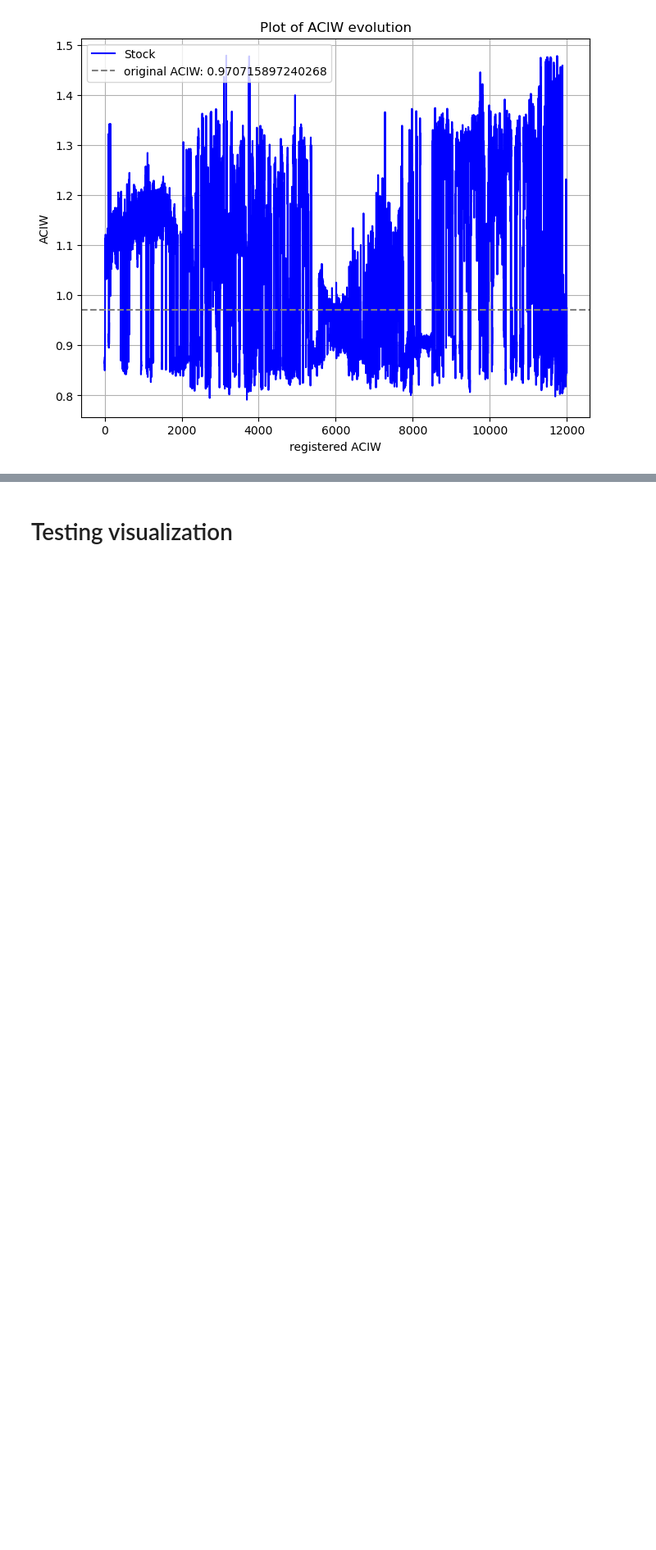
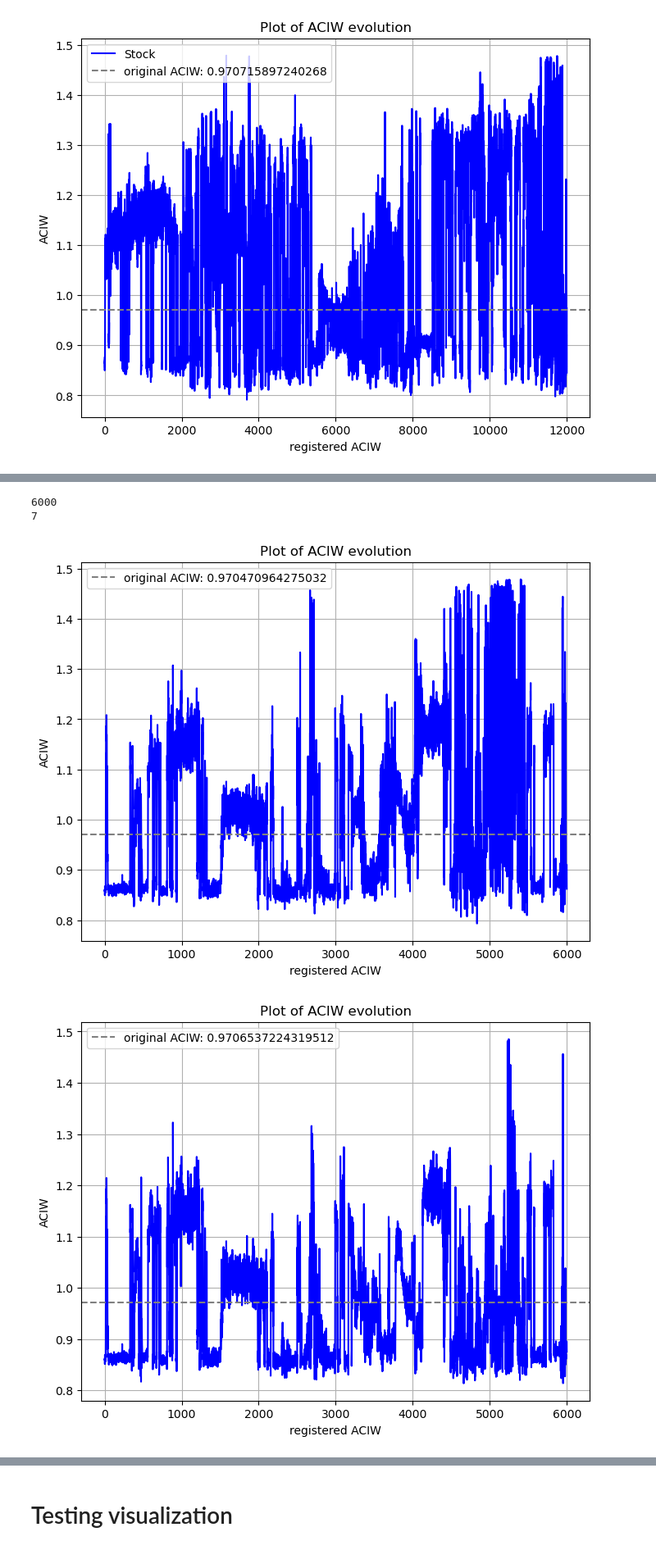
Before and after one commit to H0wl3r2001/timegan-pytorch, a Jupyter notebook: visualization.ipynb, the cells around one changed output, grey strips where cells are left out. Shown at 82% size. Drawn from its saved outputs; the diff is of its cells as text; code cells hidden in the pictures; blank space fills up the shorter version.

```diff
--- a/visualization.ipynb
+++ b/visualization.ipynb
@@ -1311,0 +200,46 @@ Other category has 633 rows and columns: ['Idx', 'V7']
+# %%
+import pickle
+import matplotlib.pyplot as plt
+
+path = "output/test"
+
+# Load the list of values from the first pickle file
+#with open(f"{path}/sinfunc/SIN_ACIW_PT50_A1000_ARIMA.pickle", 'rb') as f:
+#    values_list = pickle.load(f)
+
+
+with open(f"{path}/stock/new/Stock_ACIW_lst_PT10_A1_ARIMA_1.pickle", 'rb') as f:
+    values_list3 = pickle.load(f)
+
+
+# Check if the loaded data is a list or a single value
+if not isinstance(values_list3, list):
+    values_list3 = [values_list3]  # Convert to list if it's a single value
+
+print(len(values_list3))
+
+print(len(values_list3[0]))
+
+# Load the single value from the second pickle file
+with open(f"{path}/stock/new/Stock_ARIMA_ACIW_O_lst_1.pickle", 'rb') as f:
+    single_value = pickle.load(f)
+
+for i in range(len(values_list3[0])):
+    # Plot the values
+    plt.figure(figsize=(8, 6))  # Set the figure size (optional)
+
+    plt.plot([entry[i] for entry in values_list3], linestyle='-', color='b')  # Plot the values
+    plt.axhline(y=single_value[i], color='gray', linestyle='--', label=f'original ACIW: {single_value[i]}')  # Add horizontal line
+
+    plt.title('Plot of ACIW evolution')  # Set plot title
+    plt.xlabel('registered ACIW')  # Set x-axis label (optional)
+    plt.ylabel('ACIW')  # Set y-axis label (optional)
+    plt.grid(True)  # Show grid (optional)
+    plt.legend()  # Show legend
+
+    plt.show()  # Display the plot
+# %% [output]
+6000
+7
+[figure, added]
+[figure, added]
```
Also changed, not shown: parts of 48 cells of this notebook, 31 other files.
